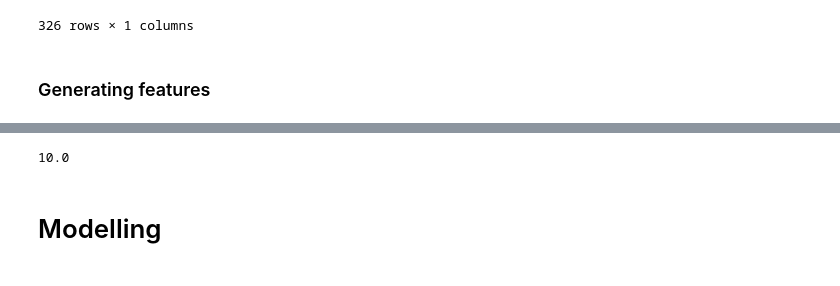
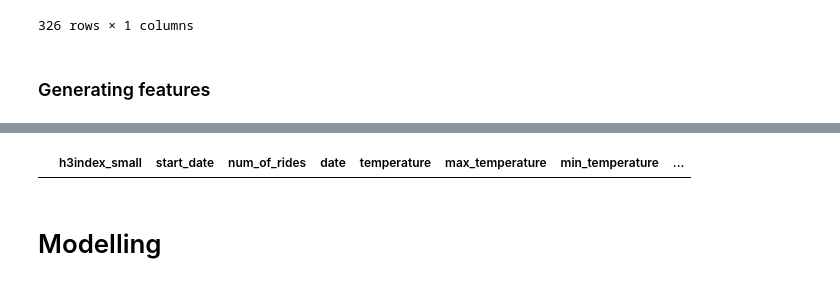
Before and after one commit to logro003/demand-fc, a Jupyter notebook: notebooks/playing_around.ipynb, the cells around one changed output, grey strips where cells are left out. Cells and saved outputs as stored; diff of their text form; code cells hidden in the pictures.

Commit message:
cleaning up notebooks and adding more tests

```diff
--- a/notebooks/playing_around.ipynb
+++ b/notebooks/playing_around.ipynb
@@ -127,7 +99,7 @@ test_with_features_df = generate_features_for_training(test_df)
-# %%
-test_with_features_df
-# %% [output]
-10.0
+# %%
+df_with_features[df_with_features.h3index_small == '891f25a9807ffff']
+# %% [output]
+|  | h3index_small | start_date | num_of_rides | date | temperature | max_temperature | min_temperature | ... |
 # %% [markdown]
 # Modelling
 # %%
```
Also changed, not shown: parts of 20 cells of this notebook, 8 other files.
